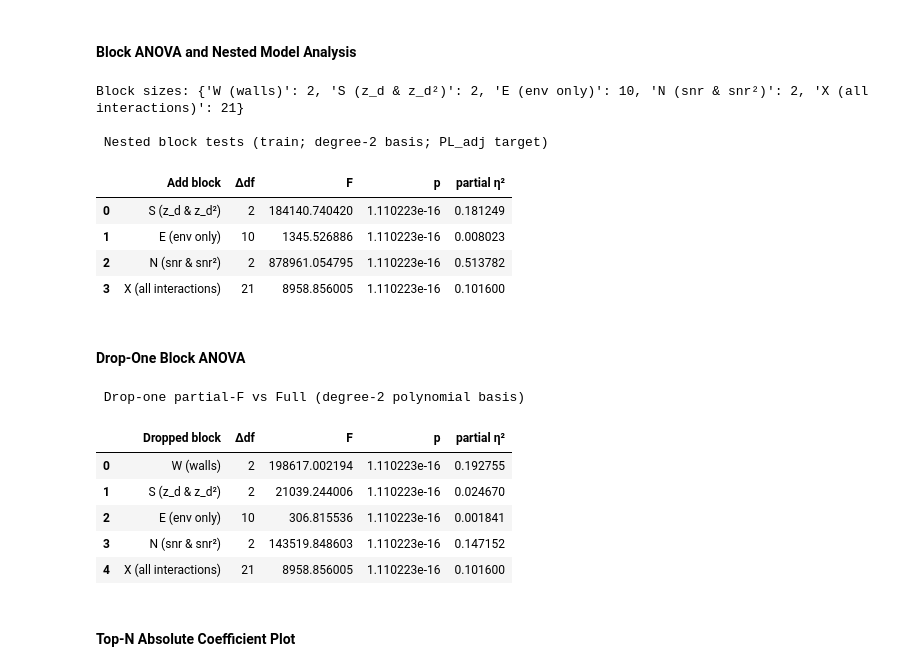
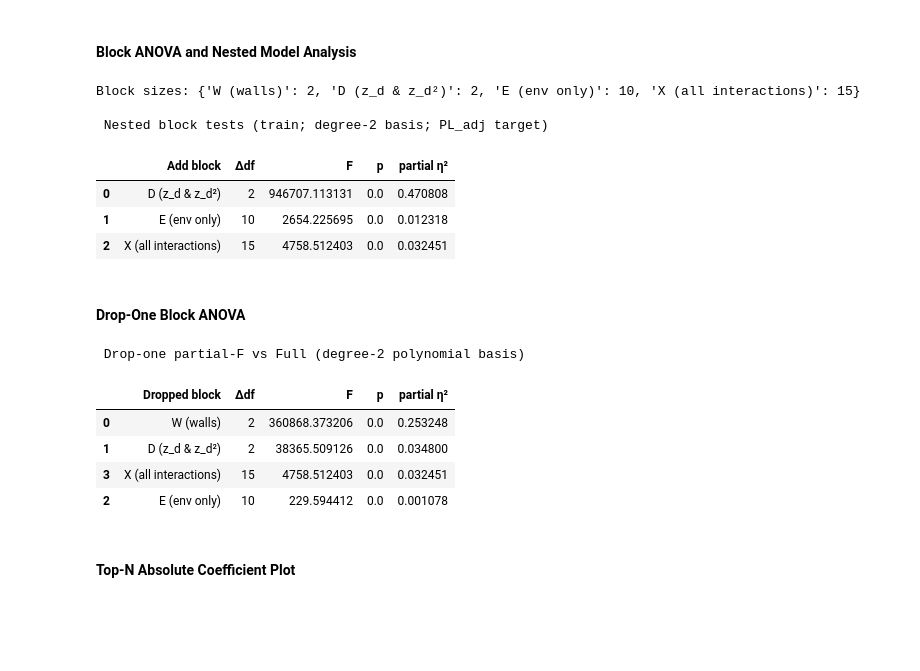
Before and after one commit to nahshonmokua/LoRaWAN-Indoor-PL-parametrics, a Jupyter notebook: 04_POLY2 (OLS-R-L-EN & ANOVA).ipynb, the cells around one changed output. Cells and saved outputs as stored; diff of their text form; code cells hidden in the pictures; blank space fills up the shorter version.

```diff
--- a/04_POLY2 (OLS-R-L-EN & ANOVA).ipynb
+++ b/04_POLY2 (OLS-R-L-EN & ANOVA).ipynb
@@ -496,7 +496,7 @@ def is_interaction(name):
 DIST = {'z_d'}
 ENV  = {'co2','humidity','pm25','pressure','temperature'}
 
-S_idx, E_idx, X_idx = [], [], []
+D_idx, E_idx, X_idx = [], [], []
 for n in poly_part_names:
     j = name2col[n]
     if is_interaction(n):
@@ -504,13 +504,13 @@ for n in poly_part_names:
     else:
         base = n.replace('²','').replace('^2','')
         if base in DIST:
-            S_idx.append(j)
+            D_idx.append(j)
         elif base in ENV:
             E_idx.append(j)
 
 blocks = {
     "W (walls)": W_idx,
-    "S (z_d & z_d²)": S_idx,
+    "D (z_d & z_d²)": D_idx,
     "E (env only)": E_idx,
     "X (all interactions)": X_idx
 }
@@ -520,7 +520,7 @@ def fit_ols_with_const(X, y):
     Xc = sm.add_constant(X, has_constant='add')
     return sm.OLS(y, Xc).fit()
 
-nested_order = ["W (walls)", "S (z_d & z_d²)", "E (env only)", "X (all interactions)"]
+nested_order = ["W (walls)", "D (z_d & z_d²)", "E (env only)", "X (all interactions)"]
 
 X_blocks = []
 cols_carry = []
@@ -545,7 +545,7 @@ for i, X_now in enumerate(X_blocks):
     num = (RSS_R - RSS_F) / max(df_num, 1)
     den = (RSS_F / max(df_den, 1))
     F_stat = num / den if den > 0 else np.nan
-    p_val  = 1 - f_dist.cdf(F_stat, df_num, df_den) if np.isfinite(F_stat) else np.nan
+    p_val  = f_dist.sf(F_stat, df_num, df_den) if np.isfinite(F_stat) else np.nan
     partial_eta2 = (F_stat * df_num) / (F_stat * df_num + df_den) if np.isfinite(F_stat) else np.nan
 
     add_block = nested_order[i]
@@ -558,50 +558,48 @@ for i, X_now in enumerate(X_blocks):
 anova_nested_df = pd.DataFrame(df_display)
 display(anova_nested_df)
 # %% [output]
-Block sizes: {'W (walls)': 2, 'S (z_d & z_d²)': 2, 'E (env only)': 10, 'N (snr & snr²)': 2, 'X (all interactions)': 21}
+Block sizes: {'W (walls)': 2, 'D (z_d & z_d²)': 2, 'E (env only)': 10, 'X (all interactions)': 15}
 
  Nested block tests (train; degree-2 basis; PL_adj target)
 |  | Add block | Δdf | F | p | partial η² |
-| 0 | S (z_d & z_d²) | 2 | 184140.740420 | 1.110223e-16 | 0.181249 |
-| 1 | E (env only) | 10 | 1345.526886 | 1.110223e-16 | 0.008023 |
-| 2 | N (snr & snr²) | 2 | 878961.054795 | 1.110223e-16 | 0.513782 |
-| 3 | X (all interactions) | 21 | 8958.856005 | 1.110223e-16 | 0.101600 |
+| 0 | D (z_d & z_d²) | 2 | 946707.113131 | 0.0 | 0.470808 |
+| 1 | E (env only) | 10 | 2654.225695 | 0.0 | 0.012318 |
+| 2 | X (all interactions) | 15 | 4758.512403 | 0.0 | 0.032451 |
 # %% [markdown]
 #### Drop-One Block ANOVA
 # %%
 full_cols = []
-for step in ["W (walls)", "S (z_d & z_d²)", "E (env only)", "X (all interactions)"]:
+for step in nested_order:
     full_cols += blocks[step]
 X_full = X_poly_full[:, full_cols]
 res_full = sm.OLS(yA, sm.add_constant(X_full, has_constant='add')).fit()
 RSS_full, df_full = np.sum(res_full.resid**2), int(res_full.df_resid)
 
 rows = []
 for blk_name, blk_cols in blocks.items():
     keep_cols = [c for c in full_cols if c not in blk_cols]
     X_drop = X_poly_full[:, keep_cols]
     res_drop = sm.OLS(yA, sm.add_constant(X_drop, has_constant='add')).fit()
     RSS_R, df_R = np.sum(res_drop.resid**2), int(res_drop.df_resid)
     df_num = df_R - df_full
     df_den = df_full
     num = (RSS_R - RSS_full) / max(df_num, 1)
     den = (RSS_full / max(df_den, 1))
     F_stat = num / den if den > 0 else np.nan
-    p_val  = 1 - f_dist.cdf(F_stat, df_num, df_den) if np.isfinite(F_stat) else np.nan
+    p_val  = f_dist.sf(F_stat, df_num, df_den) if np.isfinite(F_stat) else np.nan
     partial_eta2 = (F_stat * df_num) / (F_stat * df_num + df_den) if np.isfinite(F_stat) else np.nan
     rows.append({"Dropped block": blk_name, "Δdf": df_num, "F": F_stat, "p": p_val, "partial η²": partial_eta2})
 
-anova_dropone_df = pd.DataFrame(rows).sort_values("p")
+anova_dropone_df = pd.DataFrame(rows).sort_values("partial η²", ascending=False)
 print("\n Drop-one partial-F vs Full (degree-2 polynomial basis) ")
 display(anova_dropone_df)
 # %% [output]
  Drop-one partial-F vs Full (degree-2 polynomial basis)
 |  | Dropped block | Δdf | F | p | partial η² |
-| 0 | W (walls) | 2 | 198617.002194 | 1.110223e-16 | 0.192755 |
-| 1 | S (z_d & z_d²) | 2 | 21039.244006 | 1.110223e-16 | 0.024670 |
-| 2 | E (env only) | 10 | 306.815536 | 1.110223e-16 | 0.001841 |
-| 3 | N (snr & snr²) | 2 | 143519.848603 | 1.110223e-16 | 0.147152 |
-| 4 | X (all interactions) | 21 | 8958.856005 | 1.110223e-16 | 0.101600 |
+| 0 | W (walls) | 2 | 360868.373206 | 0.0 | 0.253248 |
+| 1 | D (z_d & z_d²) | 2 | 38365.509126 | 0.0 | 0.034800 |
+| 3 | X (all interactions) | 15 | 4758.512403 | 0.0 | 0.032451 |
+| 2 | E (env only) | 10 | 229.594412 | 0.0 | 0.001078 |
 # %% [markdown]
 #### Top-N Absolute Coefficient Plot
 # %%
```
Also changed, not shown: parts of 8 cells of this notebook.
